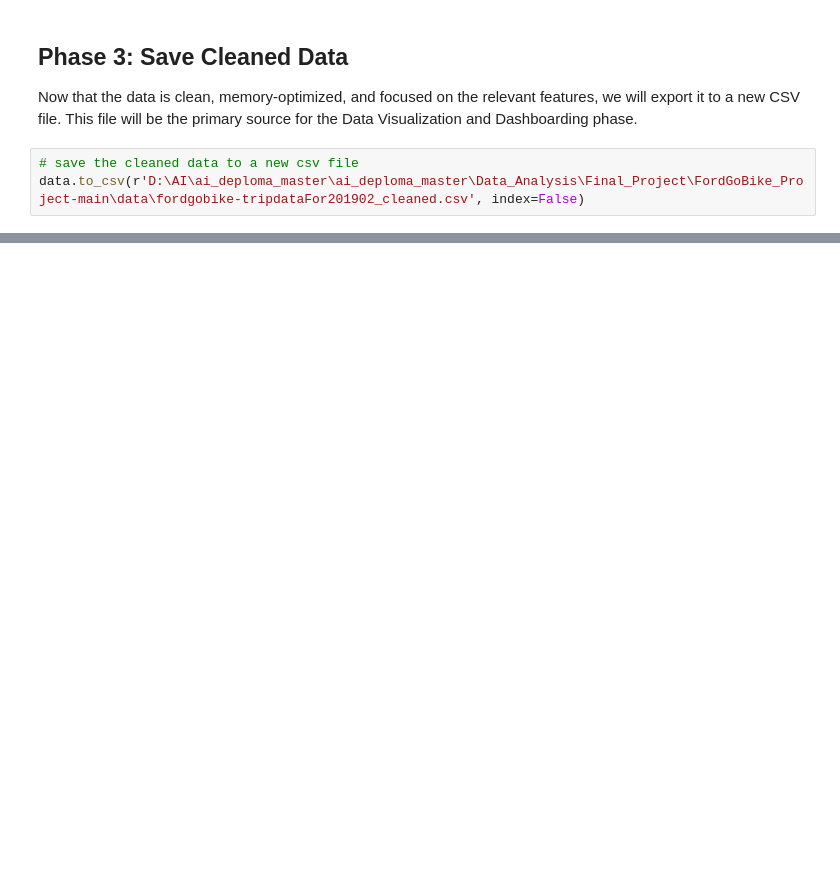
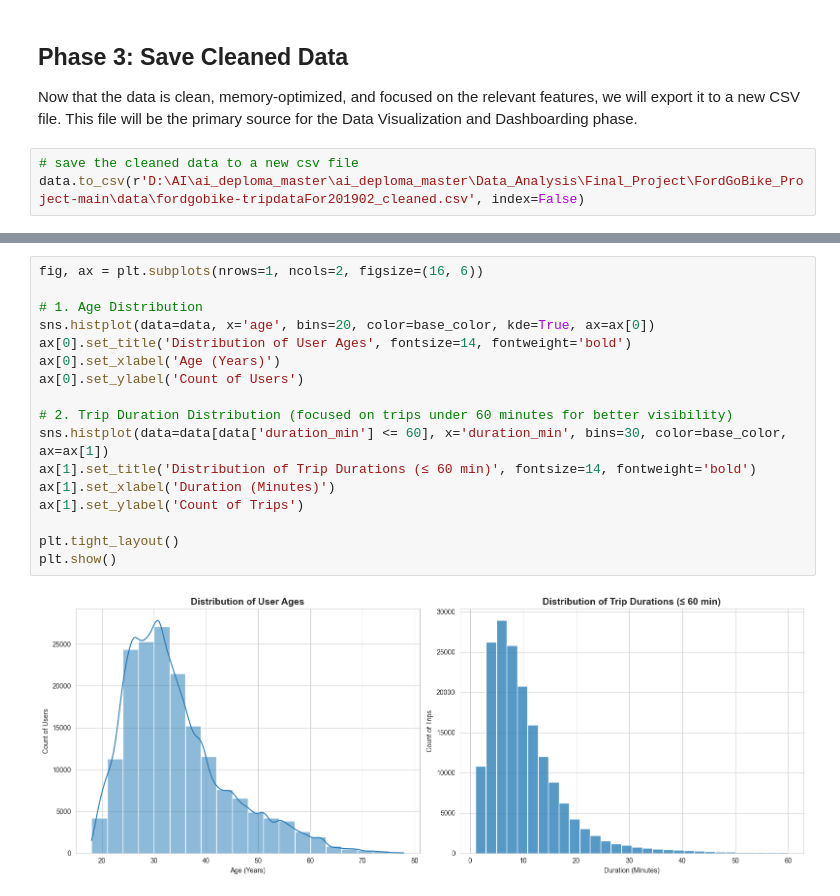
Before and after one commit to salahkhafaga1/ai_deploma_master, a Jupyter notebook: Data_Analysis/Final_Project/FordGoBike_Project-main/notebooks/eda_preprocessing.ipynb, the cells around one changed output, grey strips where cells are left out. Saved outputs shown, nothing was run; the diff lists cells and outputs as text; blank space fills up the shorter version.

```diff
--- a/Data_Analysis/Final_Project/FordGoBike_Project-main/notebooks/eda_preprocessing.ipynb
+++ b/Data_Analysis/Final_Project/FordGoBike_Project-main/notebooks/eda_preprocessing.ipynb
@@ -228,0 +348,19 @@ data.to_csv(r'D:\AI\ai_deploma_master\ai_deploma_master\Data_Analysis\Final_Proj
+# %%
+fig, ax = plt.subplots(nrows=1, ncols=2, figsize=(16, 6))
+
+# 1. Age Distribution
+sns.histplot(data=data, x='age', bins=20, color=base_color, kde=True, ax=ax[0])
+ax[0].set_title('Distribution of User Ages', fontsize=14, fontweight='bold')
+ax[0].set_xlabel('Age (Years)')
+ax[0].set_ylabel('Count of Users')
+
+# 2. Trip Duration Distribution (focused on trips under 60 minutes for better visibility)
+sns.histplot(data=data[data['duration_min'] <= 60], x='duration_min', bins=30, color=base_color, ax=ax[1])
+ax[1].set_title('Distribution of Trip Durations (≤ 60 min)', fontsize=14, fontweight='bold')
+ax[1].set_xlabel('Duration (Minutes)')
+ax[1].set_ylabel('Count of Trips')
+
+plt.tight_layout()
+plt.show()
+# %% [output]
+[figure, added]
```
Also changed, not shown: parts of 17 cells of this notebook, 1 other file.
